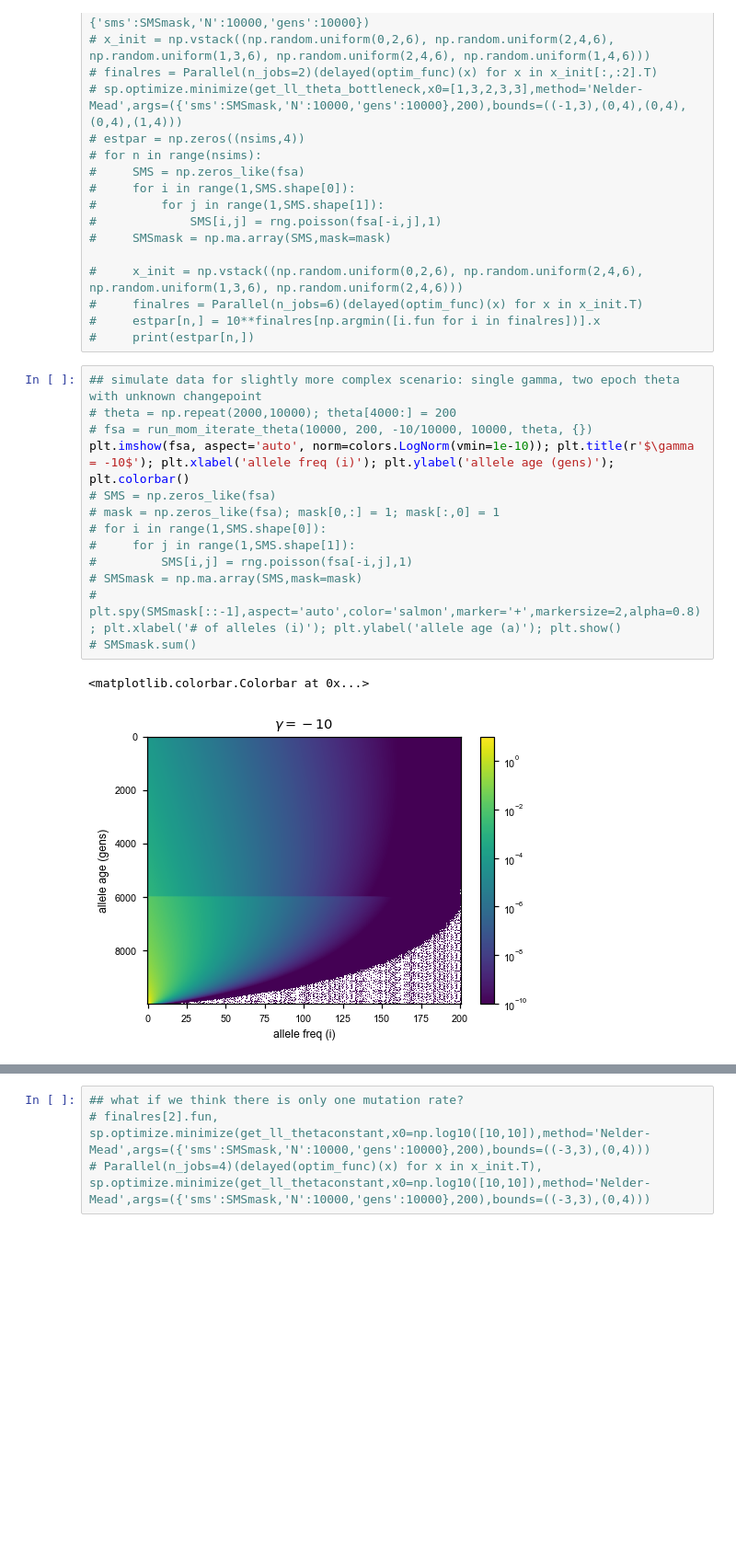
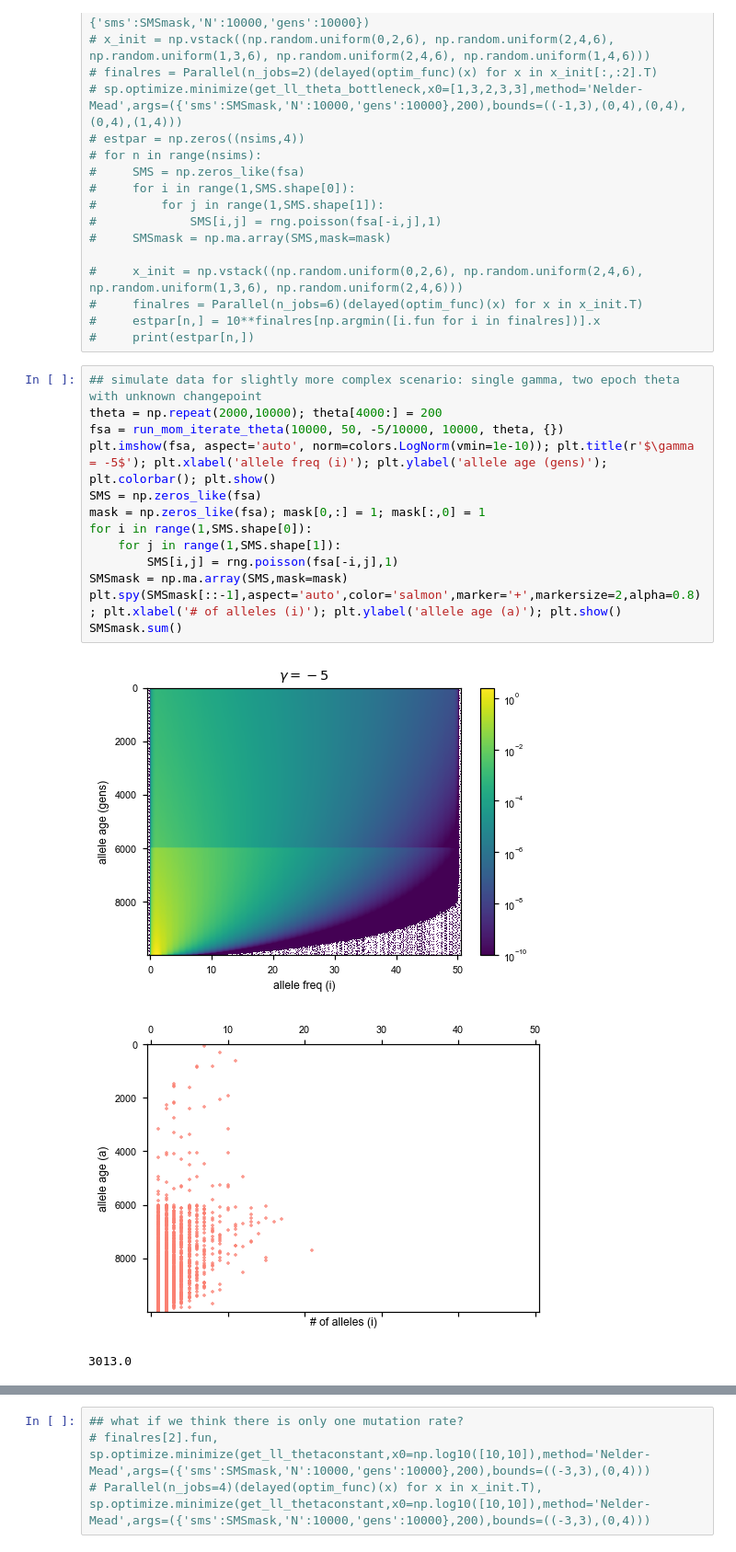
Before and after one commit to VivaswatS/selCoefEst, a Jupyter notebook: TE-analysis.ipynb, the cells around one changed output, grey strips where cells are left out. Shown at 92% size. Saved outputs shown, nothing was run; the diff lists cells and outputs as text; blank space fills up the shorter version.

Commit message:
initial TE analysis using mutrate=1e-6 w/ constant gamma & popsize

```diff
--- a/TE-analysis.ipynb
+++ b/TE-analysis.ipynb
@@ -153,20 +153,21 @@ sp.optimize.minimize(get_ll_theta_bottleneck,x0=np.log10([10,5,20]),method='L-BF
 #     print(estpar[n,])
 # %%
 ## simulate data for slightly more complex scenario: single gamma, two epoch theta with unknown changepoint
-# theta = np.repeat(2000,10000); theta[4000:] = 200
-# fsa = run_mom_iterate_theta(10000, 200, -10/10000, 10000, theta, {})
-plt.imshow(fsa, aspect='auto', norm=colors.LogNorm(vmin=1e-10)); plt.title(r'$\gamma = -10$'); plt.xlabel('allele freq (i)'); plt.ylabel('allele age (gens)'); plt.colorbar()
-# SMS = np.zeros_like(fsa)
-# mask = np.zeros_like(fsa); mask[0,:] = 1; mask[:,0] = 1
-# for i in range(1,SMS.shape[0]):
-#     for j in range(1,SMS.shape[1]):
-#         SMS[i,j] = rng.poisson(fsa[-i,j],1)
-# SMSmask = np.ma.array(SMS,mask=mask)
-# plt.spy(SMSmask[::-1],aspect='auto',color='salmon',marker='+',markersize=2,alpha=0.8); plt.xlabel('# of alleles (i)'); plt.ylabel('allele age (a)'); plt.show()
-# SMSmask.sum()
+theta = np.repeat(2000,10000); theta[4000:] = 200
+fsa = run_mom_iterate_theta(10000, 50, -5/10000, 10000, theta, {})
+plt.imshow(fsa, aspect='auto', norm=colors.LogNorm(vmin=1e-10)); plt.title(r'$\gamma = -5$'); plt.xlabel('allele freq (i)'); plt.ylabel('allele age (gens)'); plt.colorbar(); plt.show()
+SMS = np.zeros_like(fsa)
+mask = np.zeros_like(fsa); mask[0,:] = 1; mask[:,0] = 1
+for i in range(1,SMS.shape[0]):
+    for j in range(1,SMS.shape[1]):
+        SMS[i,j] = rng.poisson(fsa[-i,j],1)
+SMSmask = np.ma.array(SMS,mask=mask)
+plt.spy(SMSmask[::-1],aspect='auto',color='salmon',marker='+',markersize=2,alpha=0.8); plt.xlabel('# of alleles (i)'); plt.ylabel('allele age (a)'); plt.show()
+SMSmask.sum()
 # %% [output]
+[figure, new version]
+[figure, added]
-<matplotlib.colorbar.Colorbar at 0x...>
+3013.0
-[figure, old version]
 # %%
 # tempres = sp.optimize.minimize(get_ll_theta_twoepoch,x0=np.log10([2,40,600,5000]),method='Nelder-Mead',args=({'sms':SMSmask,'N':10000,'gens':10000},200),bounds=((-3,3),(0,4),(0,4),(0,4)))
 # get_ll_theta_twoepoch(np.log10([2,200,1000,400]),{'sms':SMSmask,'N':10000,'gens':10000})
```
Also changed, not shown: parts of 9 cells of this notebook, 3 other files.
